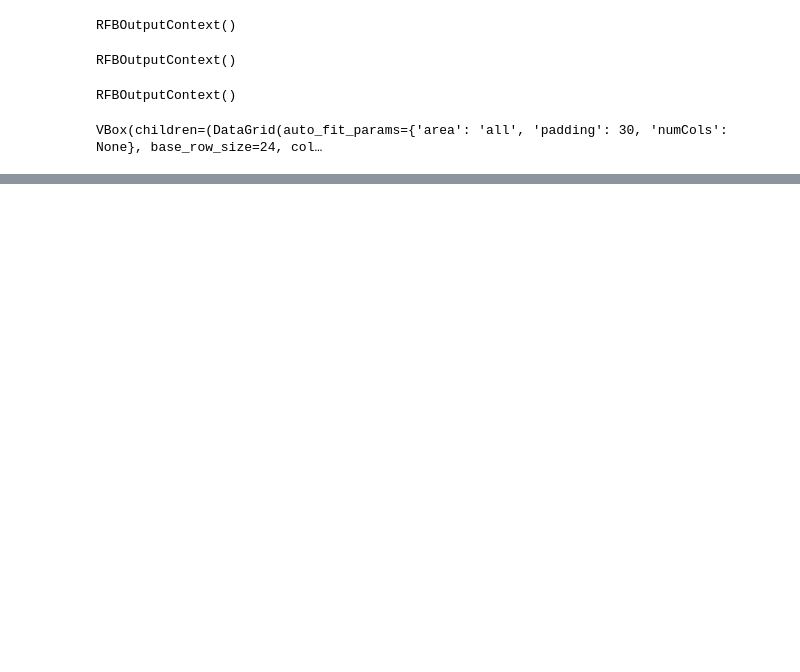
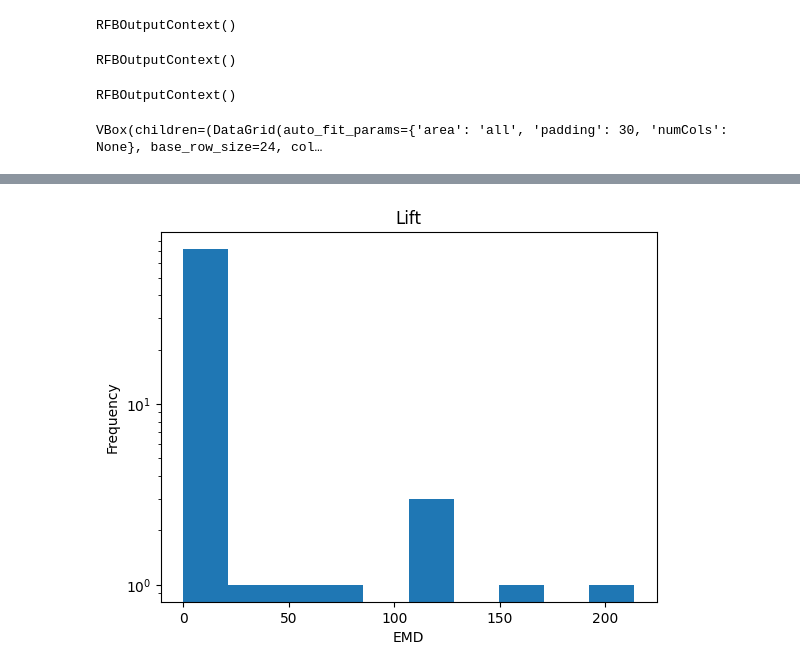
Before and after one commit to hantman-lab/animal-soup, a Jupyter notebook: notebooks/deepetho_results.ipynb, the cells around one changed output, grey strips where cells are left out. Saved outputs shown, nothing was run; the diff lists cells and outputs as text; code cells hidden in the pictures; blank space fills up the shorter version.

```diff
--- a/notebooks/deepetho_results.ipynb
+++ b/notebooks/deepetho_results.ipynb
@@ -89,0 +140,22 @@ emds
+# %%
+lift = list()
+handopen = list()
+grab = list()
+sup = list()
+atmouth = list()
+chew = list()
+for e in emds2:
+    lift.append(e[0])
+    handopen.append(e[1])
+    grab.append(e[2])
+    sup.append(e[3])
+    atmouth.append(e[4])
+    chew.append(e[5])
+# %%
+plt.hist(np.asarray(lift))
+plt.xlabel('EMD')
+plt.ylabel('Frequency')
+plt.title('Lift')
+plt.yscale("log")
+# %% [output]
+[figure, added]
```
Also changed, not shown: parts of 14 cells of this notebook, 9 other files.
